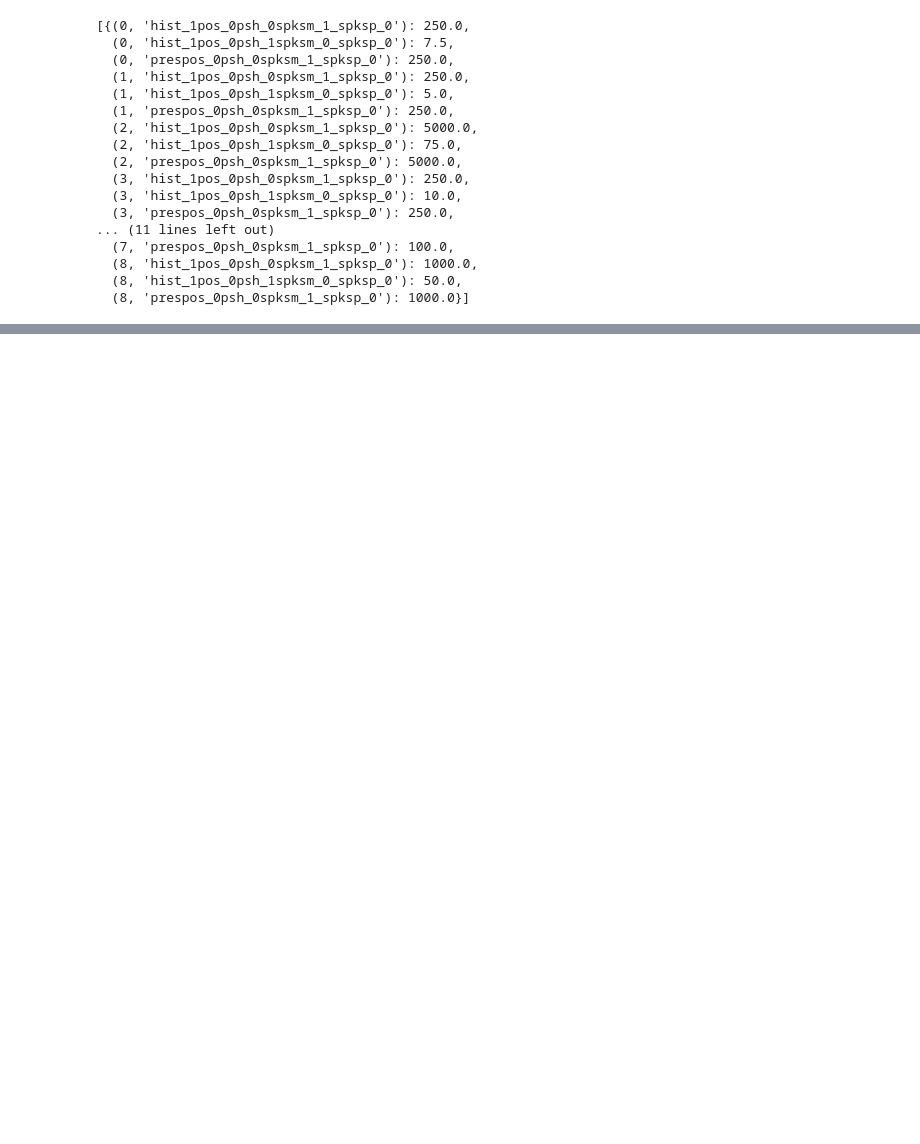
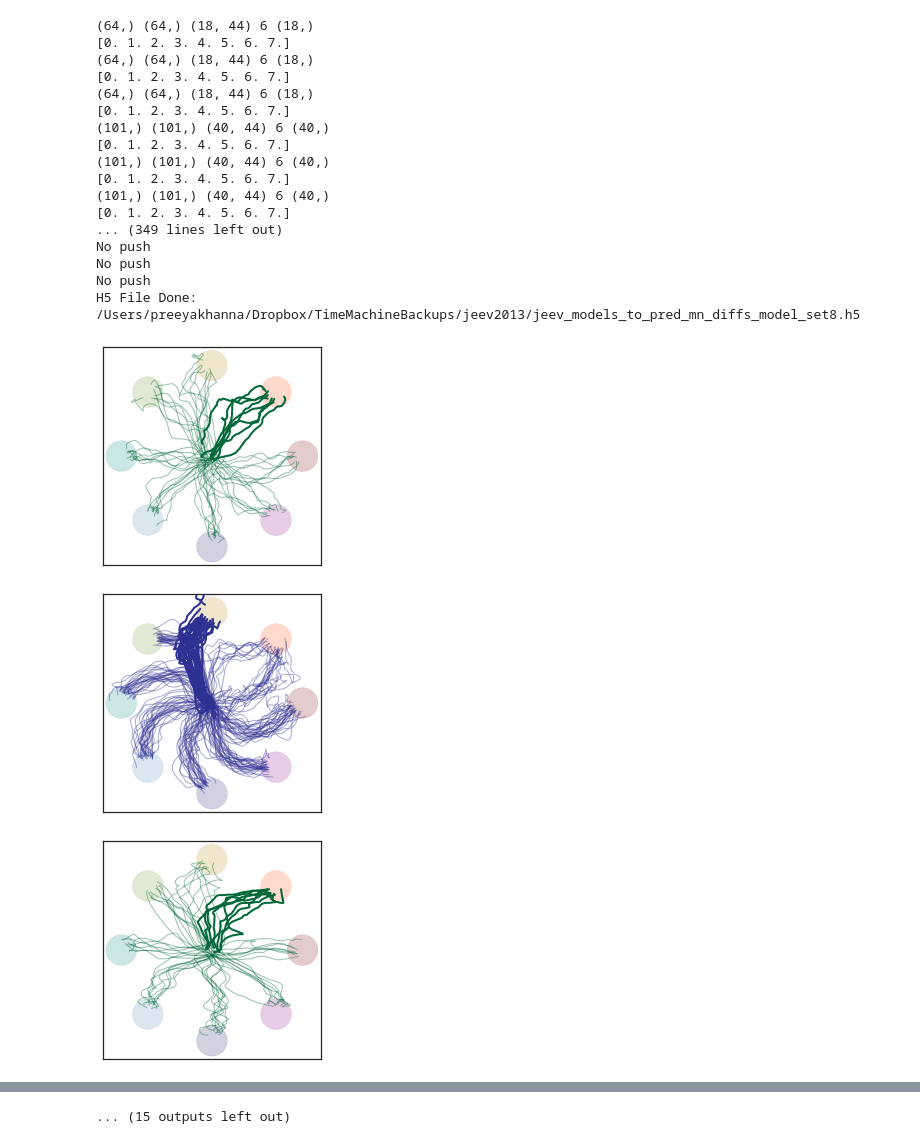
Before and after one commit to pkhanna104/bmi_dynamics_code, a Jupyter notebook: notebooks/Fig 5 | Prediction Fwd in Time.ipynb, the cells around one changed output, grey strips where cells are left out. Saved outputs shown, nothing was run; the diff lists cells and outputs as text; code cells hidden in the pictures; blank space fills up the shorter version.

```diff
--- a/notebooks/Fig 5 | Prediction Fwd in Time.ipynb
+++ b/notebooks/Fig 5 | Prediction Fwd in Time.ipynb
@@ -101,20 +51,26 @@ ridge_dict = pickle.load(open(analysis_config.config[animal+'_pref'] + 'max_alph
-# %%
-ridge_dict['grom']
-# %% [output]
-[{(0, 'hist_1pos_0psh_0spksm_1_spksp_0'): 250.0,
-  (0, 'hist_1pos_0psh_1spksm_0_spksp_0'): 7.5,
-  (0, 'prespos_0psh_0spksm_1_spksp_0'): 250.0,
-  (1, 'hist_1pos_0psh_0spksm_1_spksp_0'): 250.0,
-  (1, 'hist_1pos_0psh_1spksm_0_spksp_0'): 5.0,
-  (1, 'prespos_0psh_0spksm_1_spksp_0'): 250.0,
-  (2, 'hist_1pos_0psh_0spksm_1_spksp_0'): 5000.0,
-  (2, 'hist_1pos_0psh_1spksm_0_spksp_0'): 75.0,
-  (2, 'prespos_0psh_0spksm_1_spksp_0'): 5000.0,
-  (3, 'hist_1pos_0psh_0spksm_1_spksp_0'): 250.0,
-  (3, 'hist_1pos_0psh_1spksm_0_spksp_0'): 10.0,
-  (3, 'prespos_0psh_0spksm_1_spksp_0'): 250.0,
-... (11 lines left out)
-  (7, 'prespos_0psh_0spksm_1_spksp_0'): 100.0,
-  (8, 'hist_1pos_0psh_0spksm_1_spksp_0'): 1000.0,
-  (8, 'hist_1pos_0psh_1spksm_0_spksp_0'): 50.0,
-  (8, 'prespos_0psh_0spksm_1_spksp_0'): 1000.0}]
+# %%
+##### Generate the model_set_8 #####
+#generate_models.sweep_alpha_all(run_alphas=True, model_set_number = 8)
+generate_models.model_individual_cell_tuning_curves(model_set_number=8, animal='grom')
+generate_models.model_individual_cell_tuning_curves(model_set_number=8, animal='jeev')
+# %% [output]
+(64,) (64,) (18, 44) 6 (18,)
+[0. 1. 2. 3. 4. 5. 6. 7.]
+(64,) (64,) (18, 44) 6 (18,)
+[0. 1. 2. 3. 4. 5. 6. 7.]
+(64,) (64,) (18, 44) 6 (18,)
+[0. 1. 2. 3. 4. 5. 6. 7.]
+(101,) (101,) (40, 44) 6 (40,)
+[0. 1. 2. 3. 4. 5. 6. 7.]
+(101,) (101,) (40, 44) 6 (40,)
+[0. 1. 2. 3. 4. 5. 6. 7.]
+(101,) (101,) (40, 44) 6 (40,)
+[0. 1. 2. 3. 4. 5. 6. 7.]
+... (349 lines left out)
+No push
+No push
+No push
+H5 File Done:  /Users/preeyakhanna/Dropbox/TimeMachineBackups/jeev2013/jeev_models_to_pred_mn_diffs_model_set8.h5
+[figure, added]
+[figure, added]
+[figure, added]
@@ -120,0 +85 @@ ridge_dict['grom']
+... (15 outputs left out)
```
Also changed, not shown: parts of 7 cells of this notebook, 2 other files.
